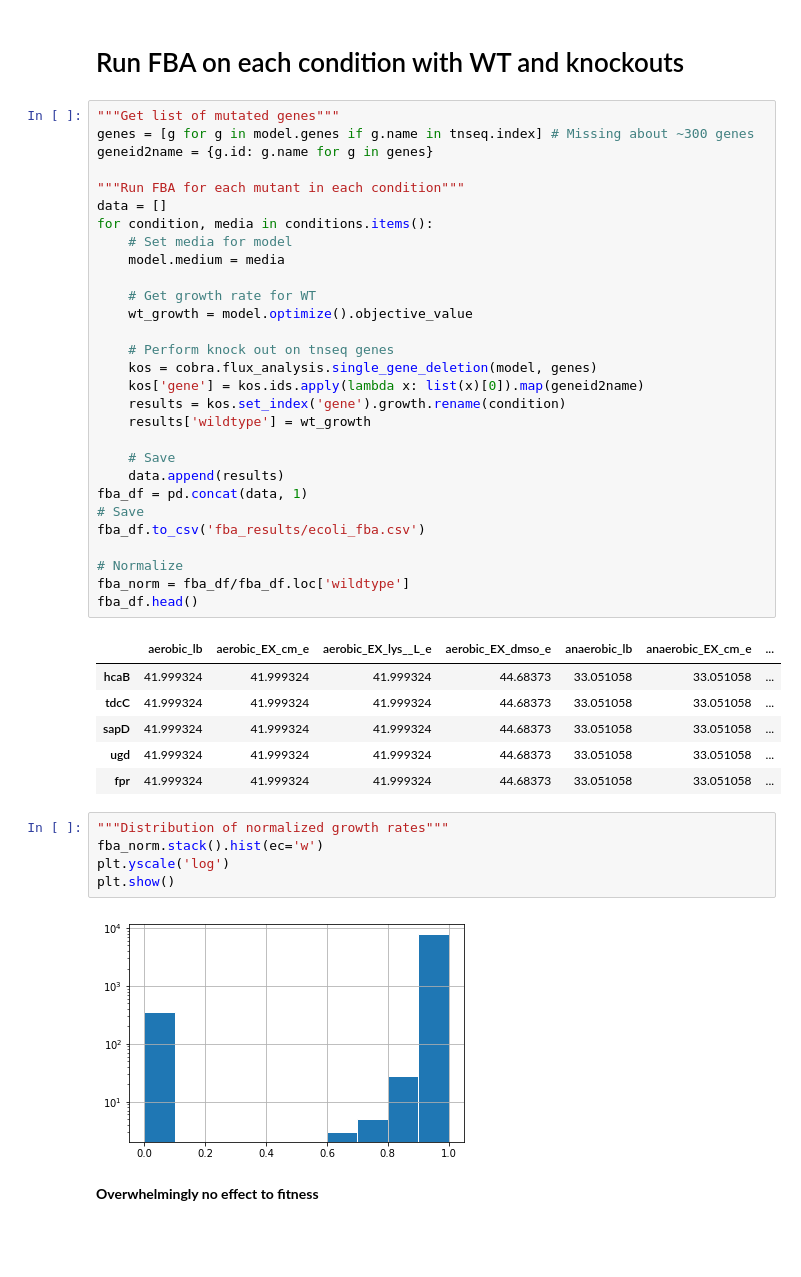
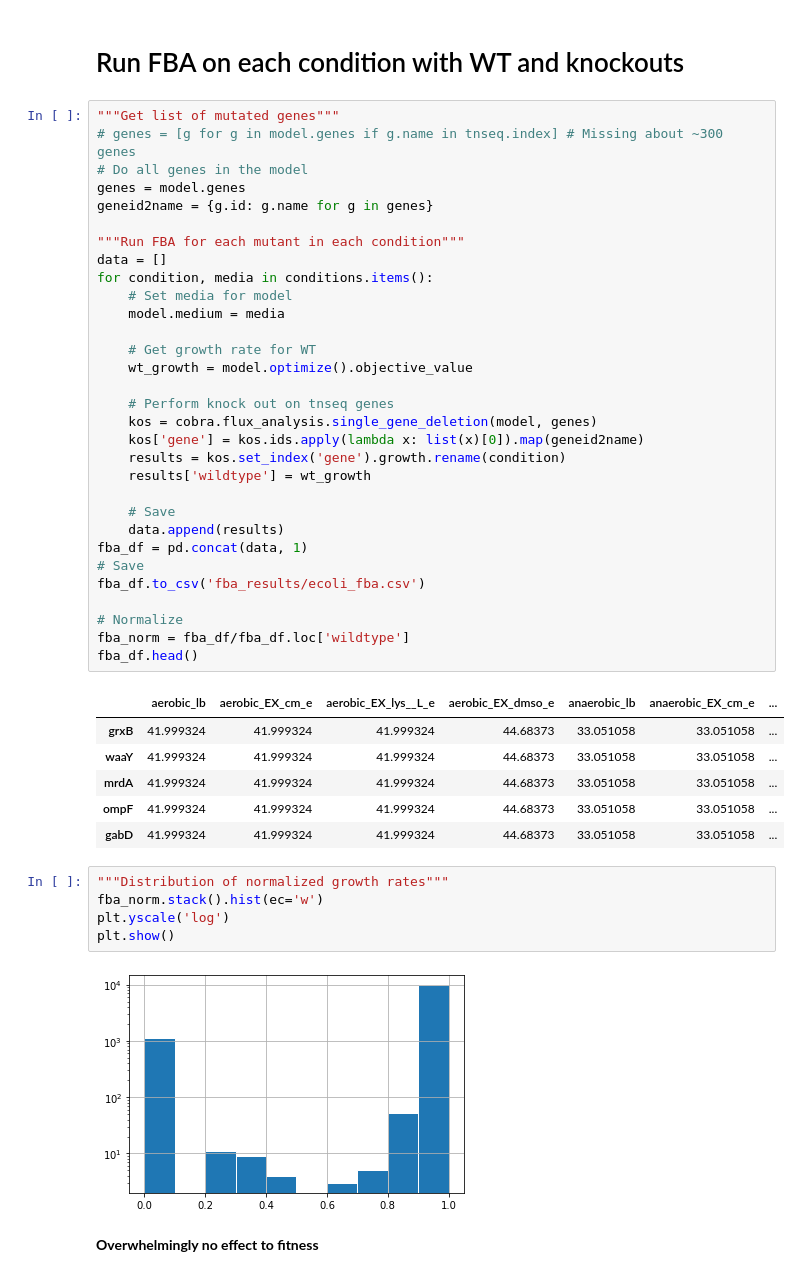
Before and after one commit to michaelsilverstein/research, a Jupyter notebook: segre/tnseq_fba/ecoli_fba.ipynb, the cells around one changed output. Saved outputs shown, nothing was run; the diff lists cells and outputs as text; blank space fills up the shorter version.

```diff
--- a/segre/tnseq_fba/ecoli_fba.ipynb
+++ b/segre/tnseq_fba/ecoli_fba.ipynb
@@ -112,47 +112,49 @@ dict_keys(['aerobic_lb', 'aerobic_EX_cm_e', 'aerobic_EX_lys__L_e', 'aerobic_EX_d
 # Run FBA on each condition with WT and knockouts
 # %%
 """Get list of mutated genes"""
-genes = [g for g in model.genes if g.name in tnseq.index] # Missing about ~300 genes
+# genes = [g for g in model.genes if g.name in tnseq.index] # Missing about ~300 genes
+# Do all genes in the model
+genes = model.genes
 geneid2name = {g.id: g.name for g in genes}
 
 """Run FBA for each mutant in each condition"""
 data = []
 for condition, media in conditions.items():
     # Set media for model
     model.medium = media
 
     # Get growth rate for WT
     wt_growth = model.optimize().objective_value
 
     # Perform knock out on tnseq genes
     kos = cobra.flux_analysis.single_gene_deletion(model, genes)
     kos['gene'] = kos.ids.apply(lambda x: list(x)[0]).map(geneid2name)
     results = kos.set_index('gene').growth.rename(condition)
     results['wildtype'] = wt_growth
 
     # Save
     data.append(results)
 fba_df = pd.concat(data, 1)
 # Save
 fba_df.to_csv('fba_results/ecoli_fba.csv')
 
 # Normalize
 fba_norm = fba_df/fba_df.loc['wildtype']
 fba_df.head()
 # %% [output]
 |  | aerobic_lb | aerobic_EX_cm_e | aerobic_EX_lys__L_e | aerobic_EX_dmso_e | anaerobic_lb | anaerobic_EX_cm_e | ... |
-| hcaB | 41.999324 | 41.999324 | 41.999324 | 44.68373 | 33.051058 | 33.051058 | ... |
-| tdcC | 41.999324 | 41.999324 | 41.999324 | 44.68373 | 33.051058 | 33.051058 | ... |
-| sapD | 41.999324 | 41.999324 | 41.999324 | 44.68373 | 33.051058 | 33.051058 | ... |
-| ugd | 41.999324 | 41.999324 | 41.999324 | 44.68373 | 33.051058 | 33.051058 | ... |
-| fpr | 41.999324 | 41.999324 | 41.999324 | 44.68373 | 33.051058 | 33.051058 | ... |
+| grxB | 41.999324 | 41.999324 | 41.999324 | 44.68373 | 33.051058 | 33.051058 | ... |
+| waaY | 41.999324 | 41.999324 | 41.999324 | 44.68373 | 33.051058 | 33.051058 | ... |
+| mrdA | 41.999324 | 41.999324 | 41.999324 | 44.68373 | 33.051058 | 33.051058 | ... |
+| ompF | 41.999324 | 41.999324 | 41.999324 | 44.68373 | 33.051058 | 33.051058 | ... |
+| gabD | 41.999324 | 41.999324 | 41.999324 | 44.68373 | 33.051058 | 33.051058 | ... |
 # %%
 """Distribution of normalized growth rates"""
 fba_norm.stack().hist(ec='w')
 plt.yscale('log')
 plt.show()
 # %% [output]
-[figure, old version]
+[figure, new version]
 # %% [markdown]
 **Overwhelmingly no effect to fitness**
 # %%
```
Also changed, not shown: parts of 4 cells of this notebook, 2 other files.
